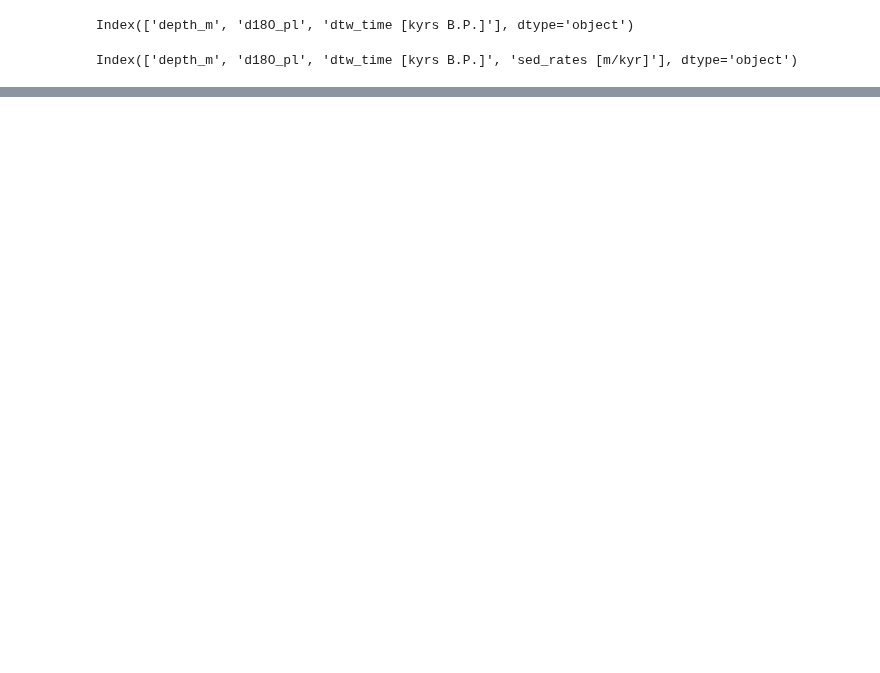
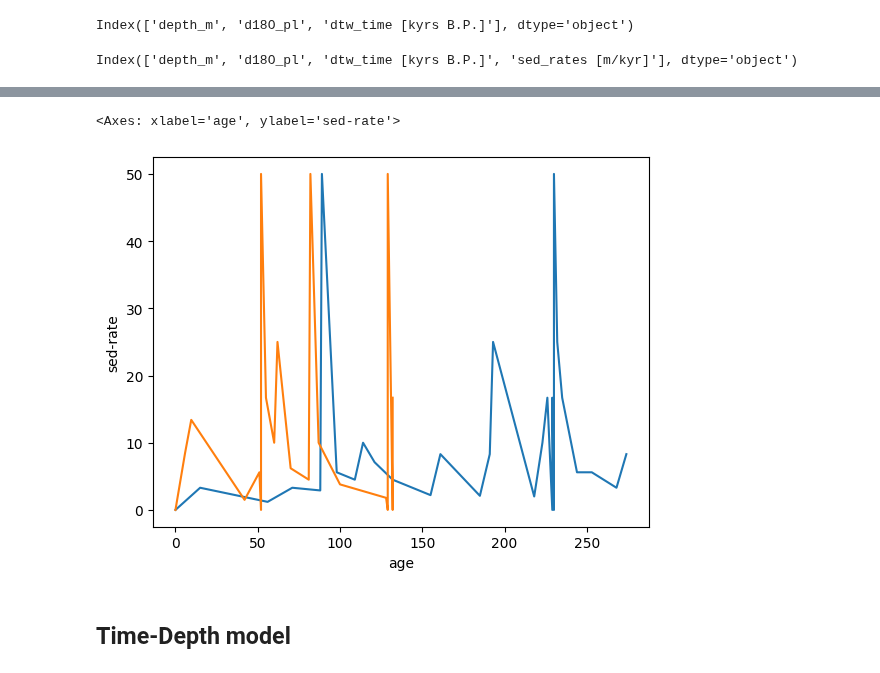
Before and after one commit to andreas-paul/dtw, a Jupyter notebook: src/figures.ipynb, the cells around one changed output, grey strips where cells are left out. Cells and saved outputs as stored; diff of their text form; code cells hidden in the pictures; blank space fills up the shorter version.

```diff
--- a/src/figures.ipynb
+++ b/src/figures.ipynb
@@ -68,0 +214,4 @@ f.savefig('../out/fig05.svg')
+# %%
+rates_1100 = pd.DataFrame(rates_1100).transpose()
+# %%
+rates_1100 = rates_1100.rename(columns={0:'depth', 1:'age', 2:'sed-rate'})
@@ -68,0 +224,20 @@ f.savefig('../out/fig05.svg')
+# %%
+rates_1150 = dict()
+previous_age = list()
+for num, i in enumerate(np.arange(0, 290, 10)):
+
+    depth =  df4.at[i, 'depth_m']
+    age = df4.at[i, 'dtw_time [kyrs B.P.]']
+
+    if len(previous_age) <= 0:
+        rates_1150[num] = [depth, age, 0.0]
+        print('Rate is 0')
+    else:
+        time_delta = age - previous_age[-1]
+        if time_delta <= 0:
+            rate = 0.0
+        else:
+            rate = 0.5 / time_delta * 100
+        rates_1150[num] = [depth, age, round(rate, 1)]
+
+    previous_age.append(age)
@@ -68,0 +266,3 @@ f.savefig('../out/fig05.svg')
+# %%
+rates_1150 = pd.DataFrame(rates_1150).transpose()
+rates_1150 = rates_1150.rename(columns={0:'depth', 1:'age', 2:'sed-rate'})
@@ -68,0 +289,7 @@ f.savefig('../out/fig05.svg')
+# %%
+fig, ax = plt.subplots(1,1)
+sns.lineplot(ax=ax, x='age', y='sed-rate', data=rates_1100, estimator=None)
+sns.lineplot(ax=ax, x='age', y='sed-rate', data=rates_1150, estimator=None)
+# %% [output]
+<Axes: xlabel='age', ylabel='sed-rate'>
+[figure, added]
@@ -68,0 +298,2 @@ f.savefig('../out/fig05.svg')
+# %% [markdown]
+## Time-Depth model
```
Also changed, not shown: parts of 33 cells of this notebook.
